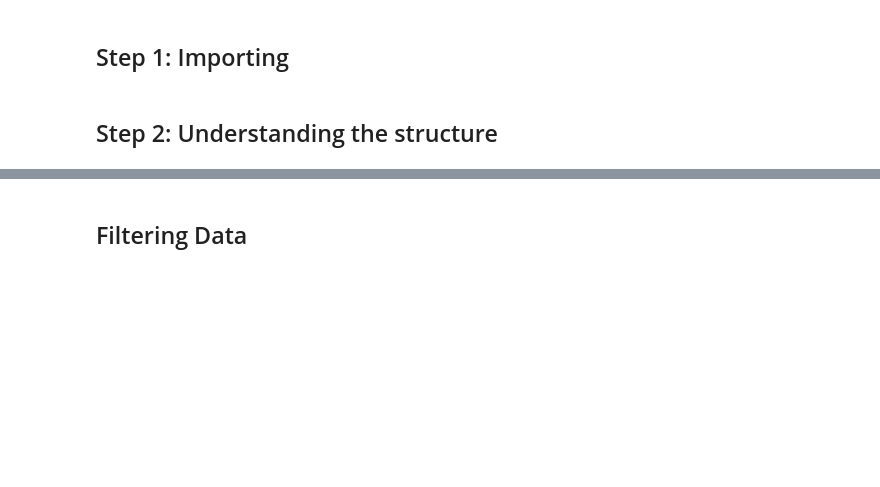
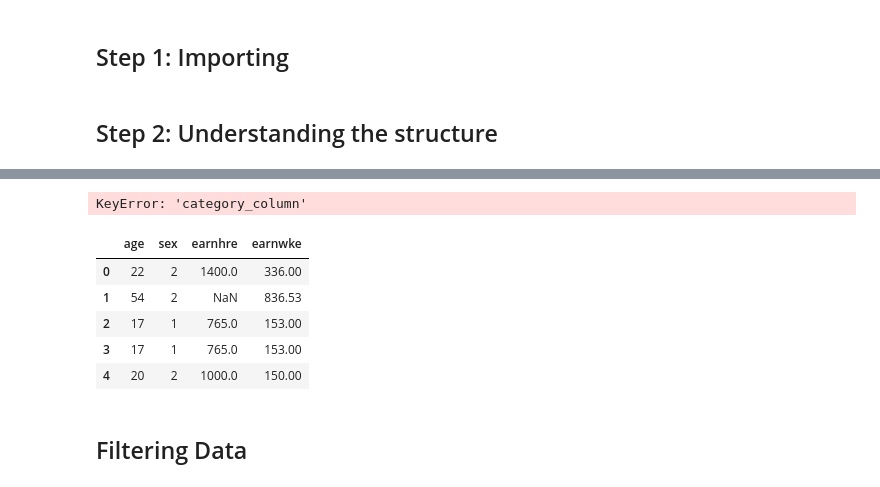
Before and after one commit to vedikabar/pdi_pensions, a Jupyter notebook: guide/Useful commands.ipynb, the cells around one changed output, grey strips where cells are left out. Drawn from its saved outputs; the diff is of its cells as text; code cells hidden in the pictures; blank space fills up the shorter version.

```diff
--- a/guide/Useful commands.ipynb
+++ b/guide/Useful commands.ipynb
@@ -34,17 +116,26 @@ df.describe()
 # %%
-#understand data distribution for categorical variables
-df["category_column"].value_counts(dropna=False)
+#understand data distribution for categorical variables (this code won't work for this dataset)
+#df["category_column"].value_counts(dropna=False)
 
 #For multiple variables
-for col in ["sex", "class", "region"]:
-    print(f"\n--- {col} ---")
-    print(df[col].value_counts(dropna=False))
+#for col in ["sex", "earnwke", "age"]:
+    #print(f"\n--- {col} ---")
+    #print(df[col].value_counts(dropna=False))
+# %% [output]
+KeyError: 'category_column'
 # %%
 #Selecting columns to view
-cols = ["age", "sex", "income", "employment_status"]
+cols = ["age", "sex", "earnhre", "earnwke"]
 df_small = df[cols]
 
 df_small.head()
+# %% [output]
+|  | age | sex | earnhre | earnwke |
+| 0 | 22 | 2 | 1400.0 | 336.00 |
+| 1 | 54 | 2 | NaN | 836.53 |
+| 2 | 17 | 1 | 765.0 | 153.00 |
+| 3 | 17 | 1 | 765.0 | 153.00 |
+| 4 | 20 | 2 | 1000.0 | 150.00 |
 # %% [markdown]
 ## Filtering Data
 # %%
```
Also changed, not shown: parts of 14 cells of this notebook.
